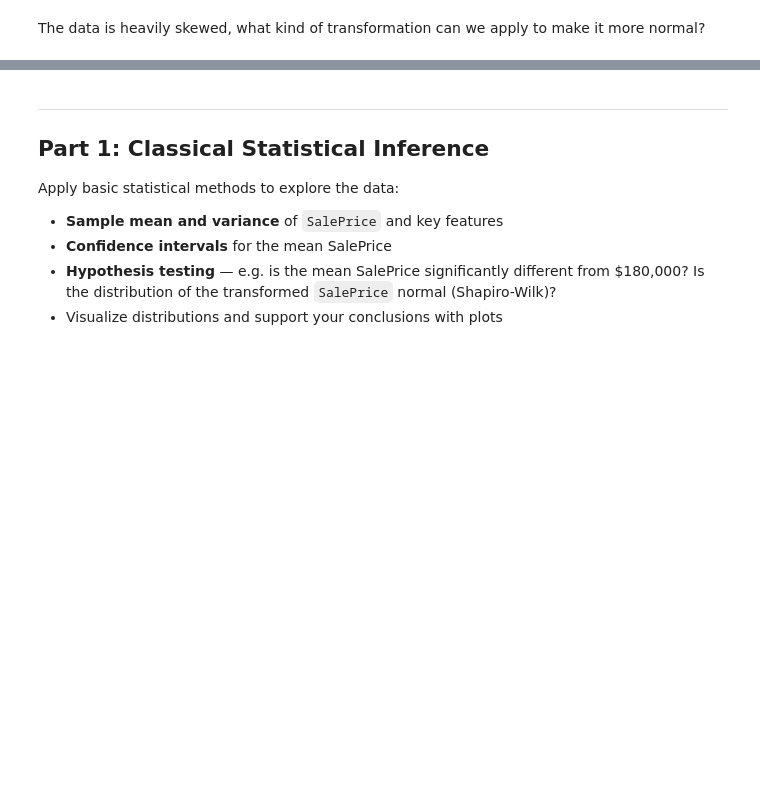
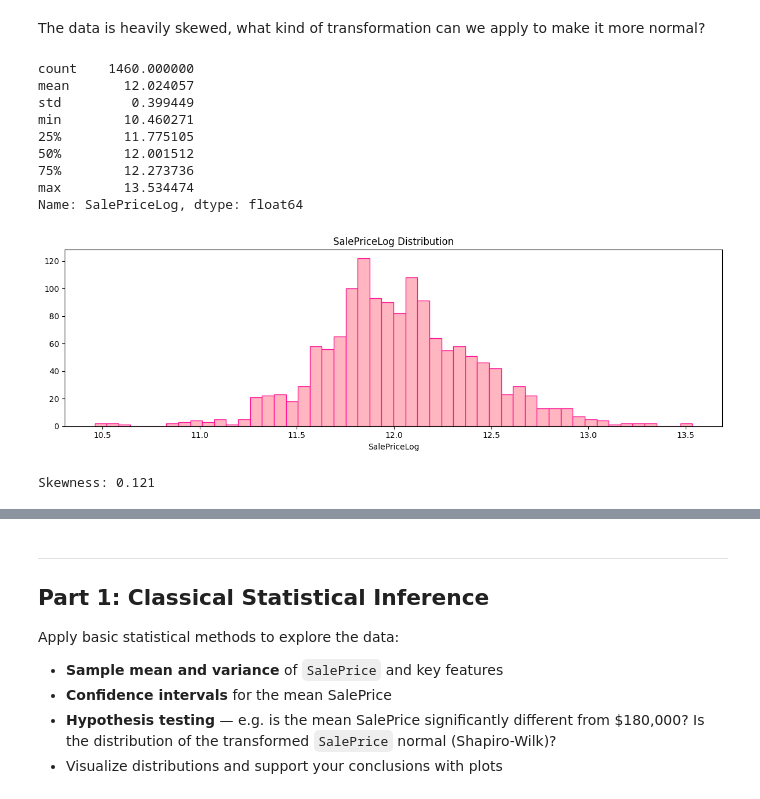
Before and after one commit to em-cd/cstats-project, a Jupyter notebook: project_STUDENTID.ipynb, the cells around one changed output, grey strips where cells are left out. Drawn from its saved outputs; the diff is of its cells as text; code cells hidden in the pictures; blank space fills up the shorter version.

```diff
--- a/project_STUDENTID.ipynb
+++ b/project_STUDENTID.ipynb
@@ -52,20 +80,32 @@ The data is heavily skewed, what kind of transformation can we apply to make it
 # %%
 # Apply a log transformation so y' = log(price + 1) (+1 for safety/robustness)
 # Then we can interpret coefficients as percentage changes instead of absolute price changes
 
 df = train.copy()
 df["SalePriceLog"] = np.log1p(df["SalePrice"])
 
 print(df['SalePriceLog'].describe())
 
 fig, axes = plt.subplots(1, 1, figsize=(12, 4))
-axes.hist(df['SalePriceLog'], bins=50, edgecolor='black')
+axes.hist(df['SalePriceLog'], bins=50, edgecolor=pink_dark, color=pink_light)
 axes.set_title('SalePriceLog Distribution')
 axes.set_xlabel('SalePriceLog')
 plt.tight_layout()
 plt.show()
 
 print(f'Skewness: {df["SalePriceLog"].skew():.3f}')
+# %% [output]
+count    1460.000000
+mean       12.024057
+std         0.399449
+min        10.460271
+25%        11.775105
+50%        12.001512
+75%        12.273736
+max        13.534474
+Name: SalePriceLog, dtype: float64
+[figure, added]
+Skewness: 0.121
 # %%
 # Explore missing values
 (df.isna().sum()[df.isna().sum() > 0] / len(df)).sort_values(ascending=False) * 100
```
Also changed, not shown: parts of 32 cells of this notebook.
